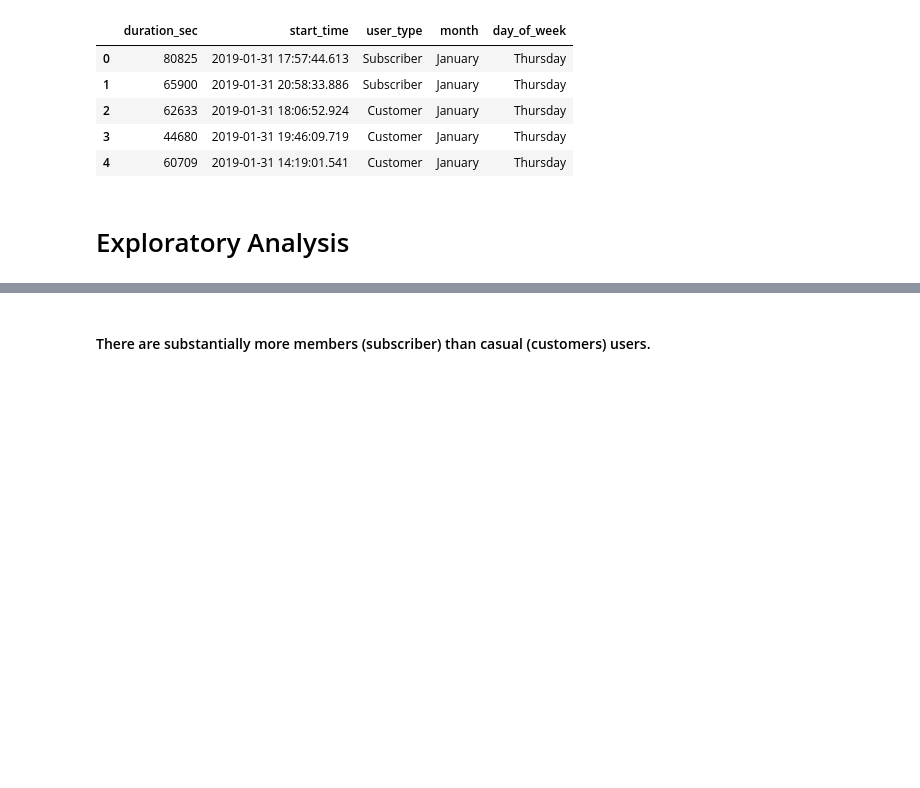
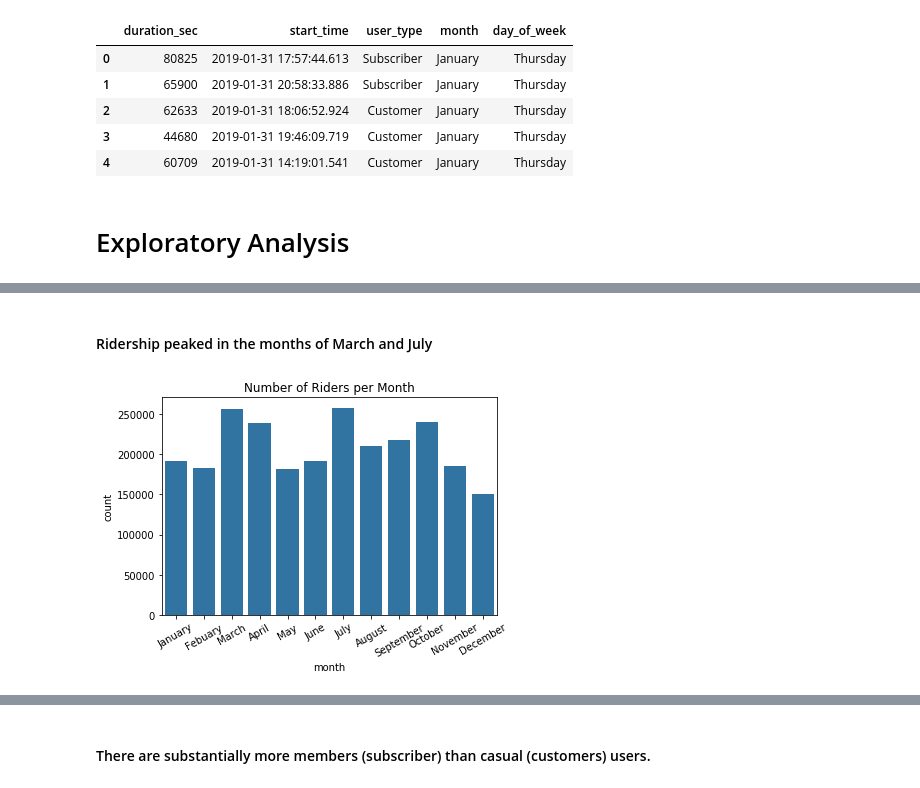
Before and after one commit to schoolkidrich/bike_ridership_sf, a Jupyter notebook: bike_ridership_sf.ipynb, the cells around one changed output, grey strips where cells are left out. Drawn from its saved outputs; the diff is of its cells as text; code cells hidden in the pictures; blank space fills up the shorter version.

```diff
--- a/bike_ridership_sf.ipynb
+++ b/bike_ridership_sf.ipynb
@@ -96,0 +123,8 @@ df.head()
+# %% [markdown]
+#### Ridership peaked in the months of March and July
+# %%
+sb.countplot(data = df, x = 'month',color = base_color)
+plt.title('Number of Riders per Month')
+plt.xticks(rotation = 30);
+# %% [output]
+[figure, added]
```
Also changed, not shown: parts of 13 cells of this notebook.
